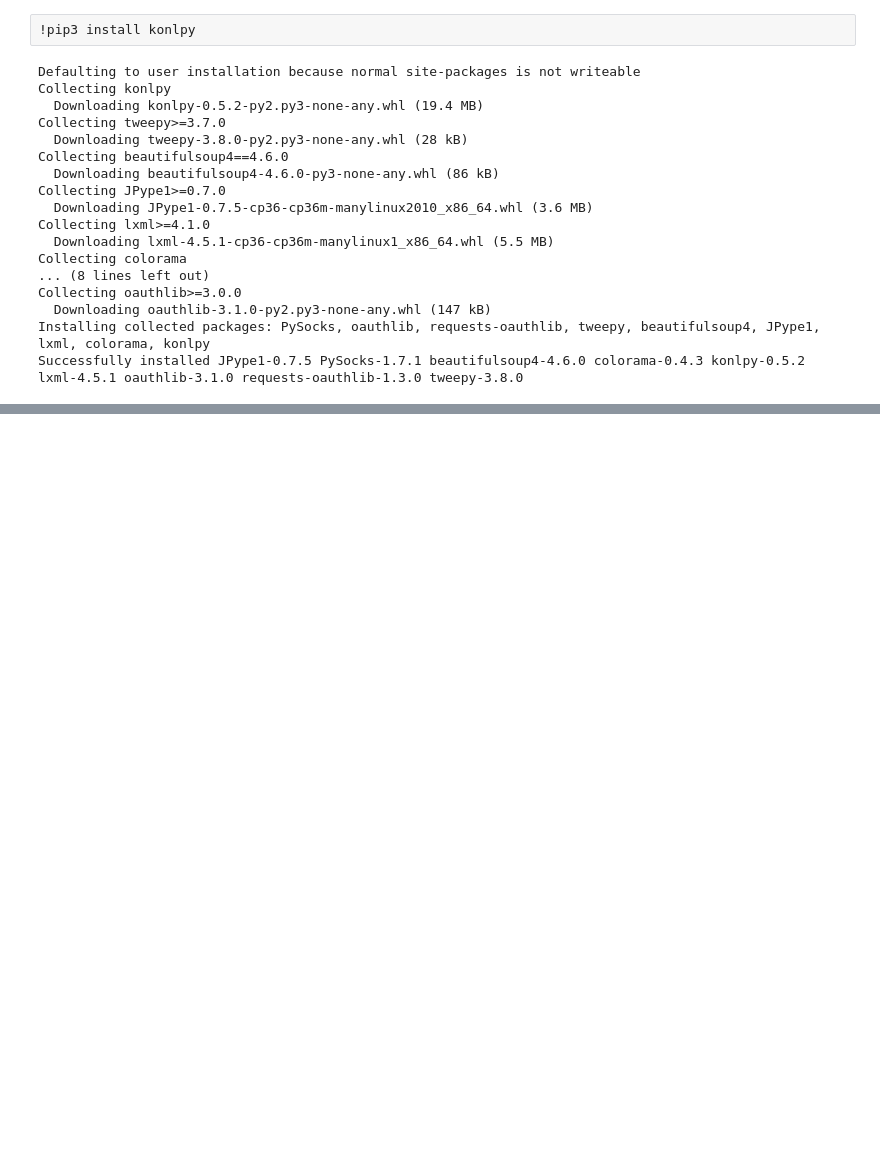
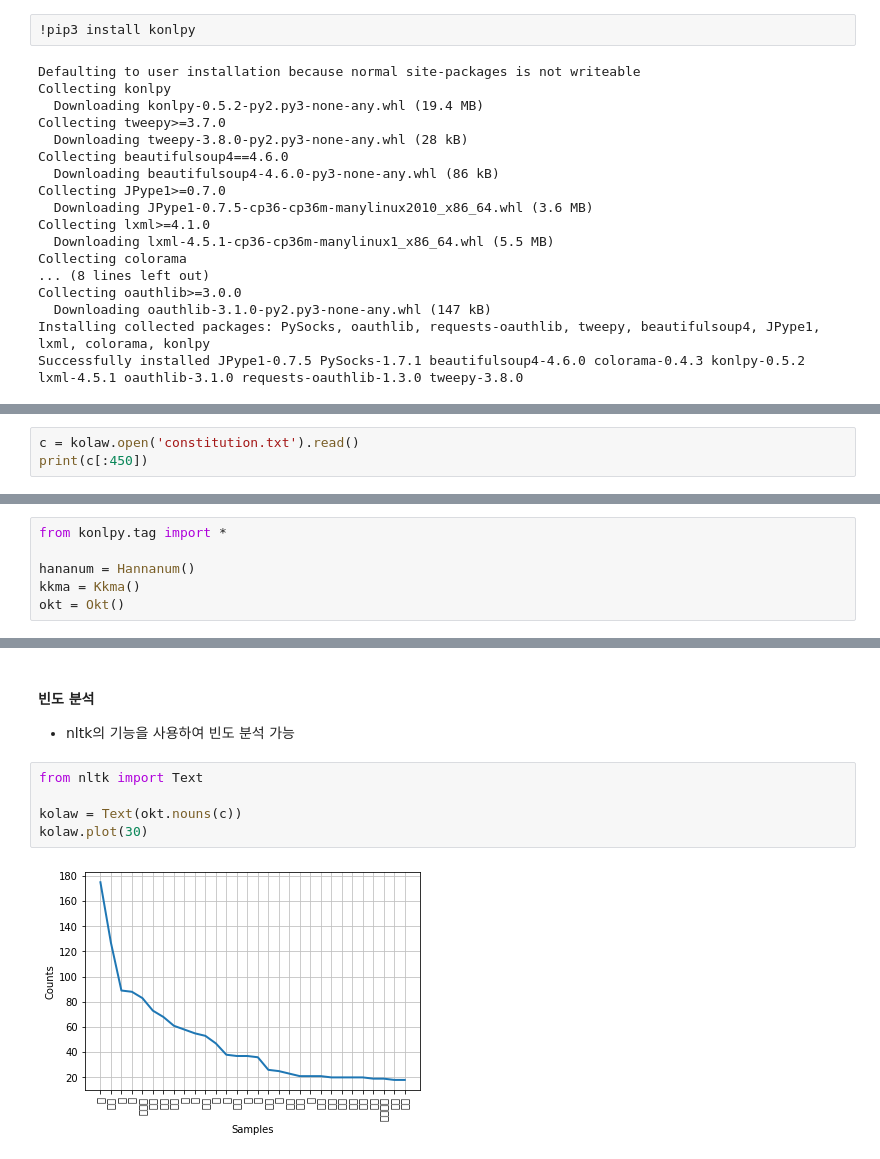
Before and after one commit to maerad7/AIPortfolio, a Jupyter notebook: Preprocessing/01. Text data 전처리.ipynb, the cells around one changed output, grey strips where cells are left out. Cells and saved outputs as stored; diff of their text form; blank space fills up the shorter version.

```diff
--- a/Preprocessing/01. Text data 전처리.ipynb
+++ b/Preprocessing/01. Text data 전처리.ipynb
@@ -439,0 +464,3 @@ Successfully installed JPype1-0.7.5 PySocks-1.7.1 beautifulsoup4-4.6.0 colorama-
+# %%
+c = kolaw.open('constitution.txt').read()
+print(c[:450])
@@ -439,0 +510,6 @@ Successfully installed JPype1-0.7.5 PySocks-1.7.1 beautifulsoup4-4.6.0 colorama-
+# %%
+from konlpy.tag import *
+
+hananum = Hannanum()
+kkma = Kkma()
+okt = Okt()
@@ -439,0 +802,10 @@ Successfully installed JPype1-0.7.5 PySocks-1.7.1 beautifulsoup4-4.6.0 colorama-
+# %% [markdown]
+#### 빈도 분석
+- nltk의 기능을 사용하여 빈도 분석 가능
+# %%
+from nltk import Text
+
+kolaw = Text(okt.nouns(c))
+kolaw.plot(30)
+# %% [output]
+[figure, added]
```
Also changed, not shown: parts of 56 cells of this notebook, 1 other file.
